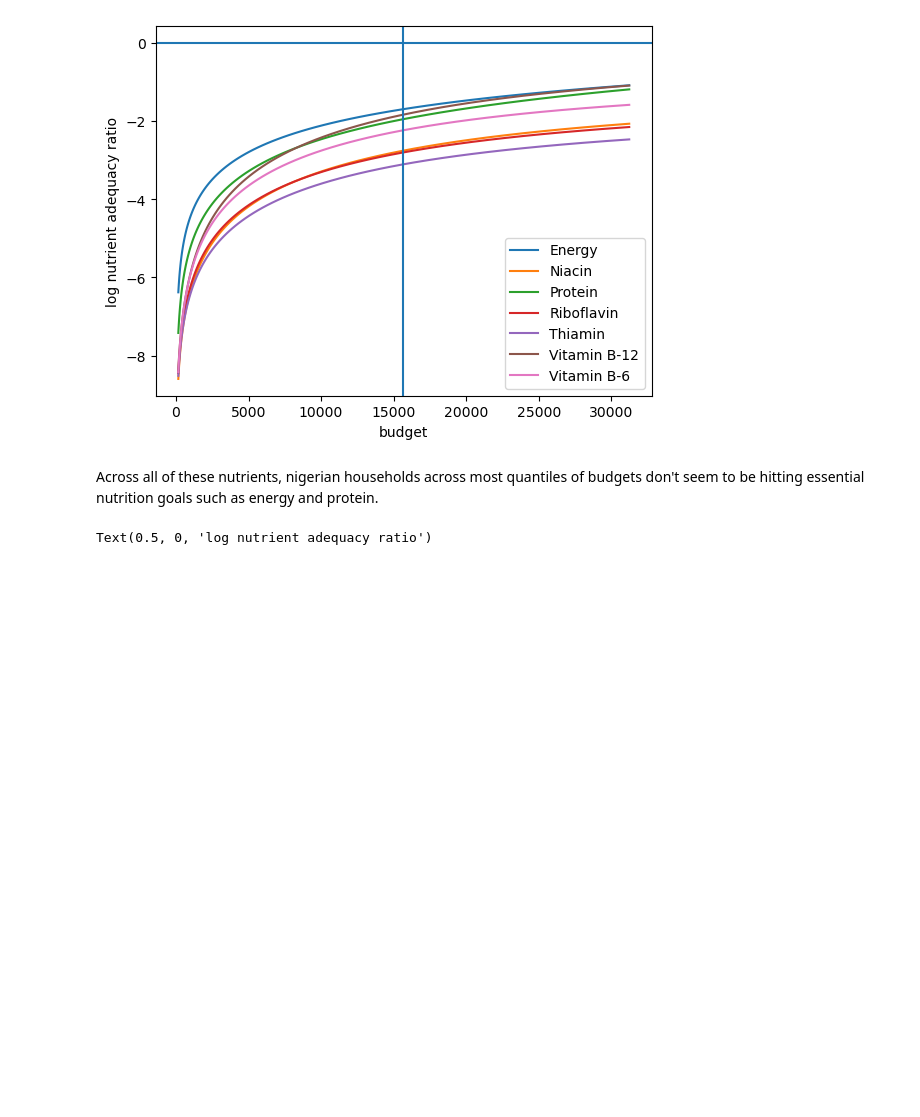
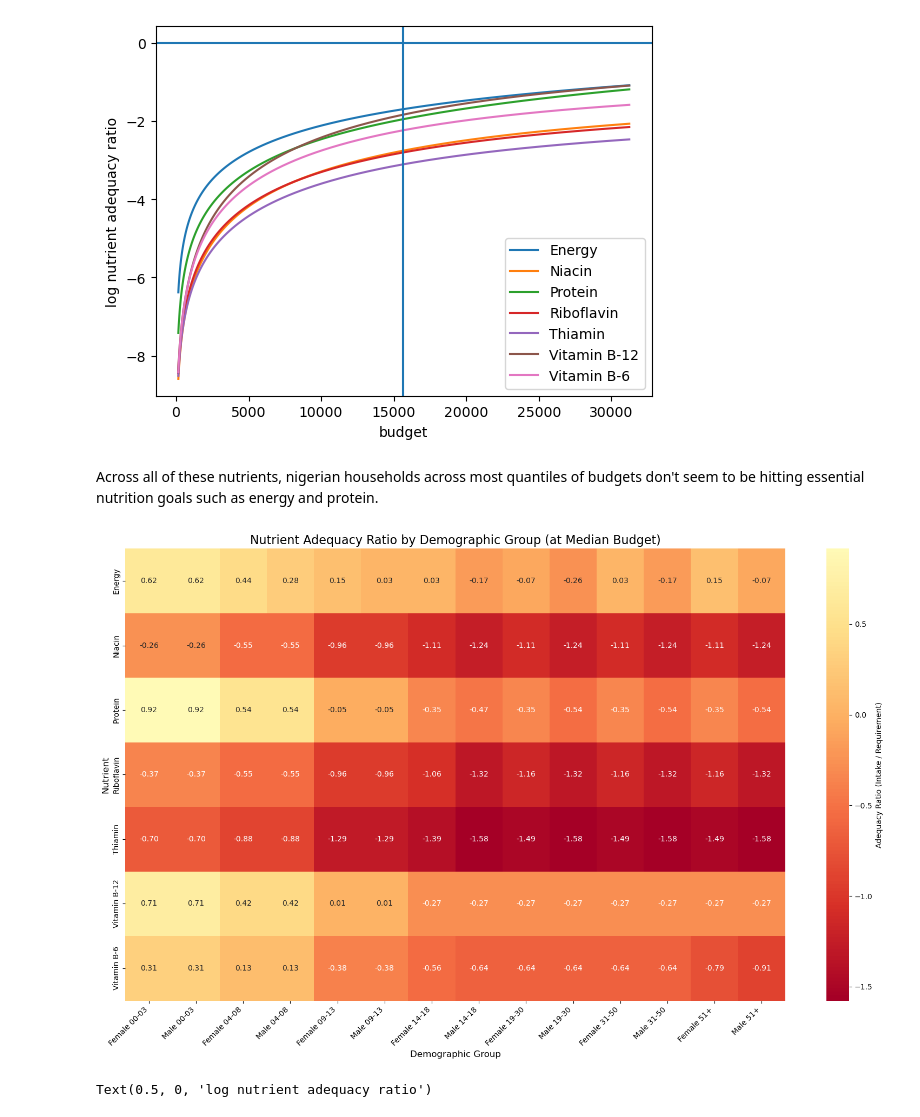
Before and after one commit to marcaina16/EEP-153---Project-4, a Jupyter notebook: notebook/main.ipynb, the cells around one changed output. Drawn from its saved outputs; the diff is of its cells as text; code cells hidden in the pictures; blank space fills up the shorter version.

Commit message:
added nutritional adequacy heatmap

```diff
--- a/notebook/main.ipynb
+++ b/notebook/main.ipynb
@@ -441,6 +441,47 @@ ax.axvline(xref)
 [figure]
 # %% [markdown]
 Across all of these nutrients, nigerian households across most quantiles of budgets don't seem to be hitting essential nutrition goals such as energy and protein.
+# %%
+import seaborn as sns
+
+demographics = RDI.columns
+
+adequacy_ratios = {}
+
+for group in demographics:
+    # Create a demographic vector 'd' for a single person of this group
+    d_single = pd.Series(0, index=RDI.columns)
+    d_single[group] = 1
+
+    # This automatically handles the RDI matrix product and the 7-day scale
+    ratios = np.log(nutrient_adequacy_ratio(xref, pbar, d_single))
+
+    # Filter for the nutrients of interest
+    adequacy_ratios[group] = ratios.reindex(UseNutrients)
+
+# 3. Construct the DataFrame for the heatmap
+# Rows = Nutrients, Columns = Demographic Groups
+adequacy_df = pd.DataFrame(adequacy_ratios)
+
+# 4. Generate the Heatmap
+plt.figure(figsize=(16, 10))
+
+sns.heatmap(adequacy_df,
+            annot=True,
+            fmt=".2f",
+            cmap='RdYlGn',
+            center=1,
+            cbar_kws={'label': 'Adequacy Ratio (Intake / Requirement)'})
+
+plt.title('Nutrient Adequacy Ratio by Demographic Group (at Median Budget)', fontsize=16)
+plt.xlabel('Demographic Group', fontsize=12)
+plt.ylabel('Nutrient', fontsize=12)
+plt.xticks(rotation=45, ha='right')
+plt.tight_layout()
+
+plt.show()
+# %% [output]
+[figure, added]
 # %%
 scale = np.geomspace(.01,2,50)
 
```
Also changed, not shown: parts of 2 cells of this notebook.
